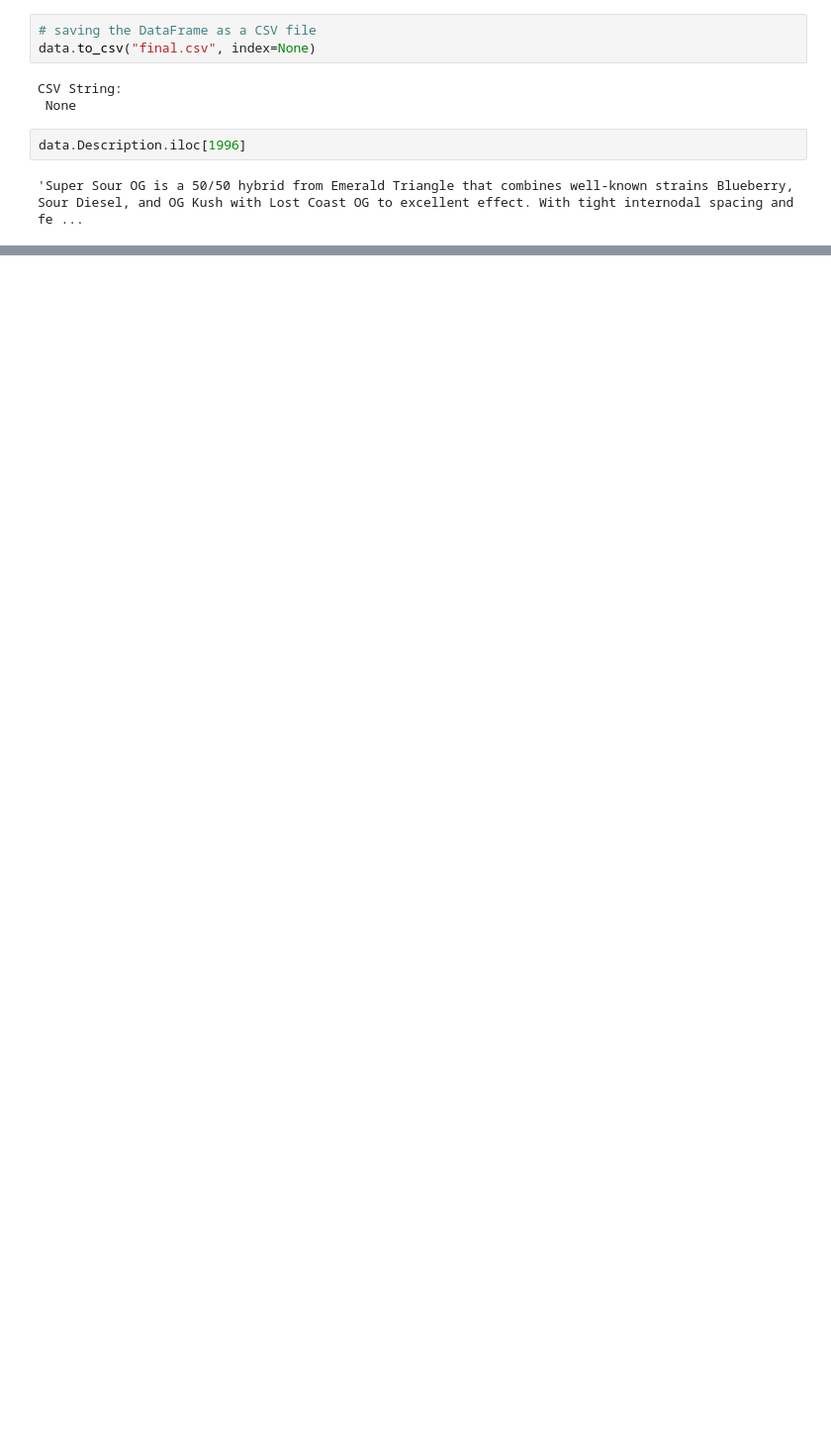
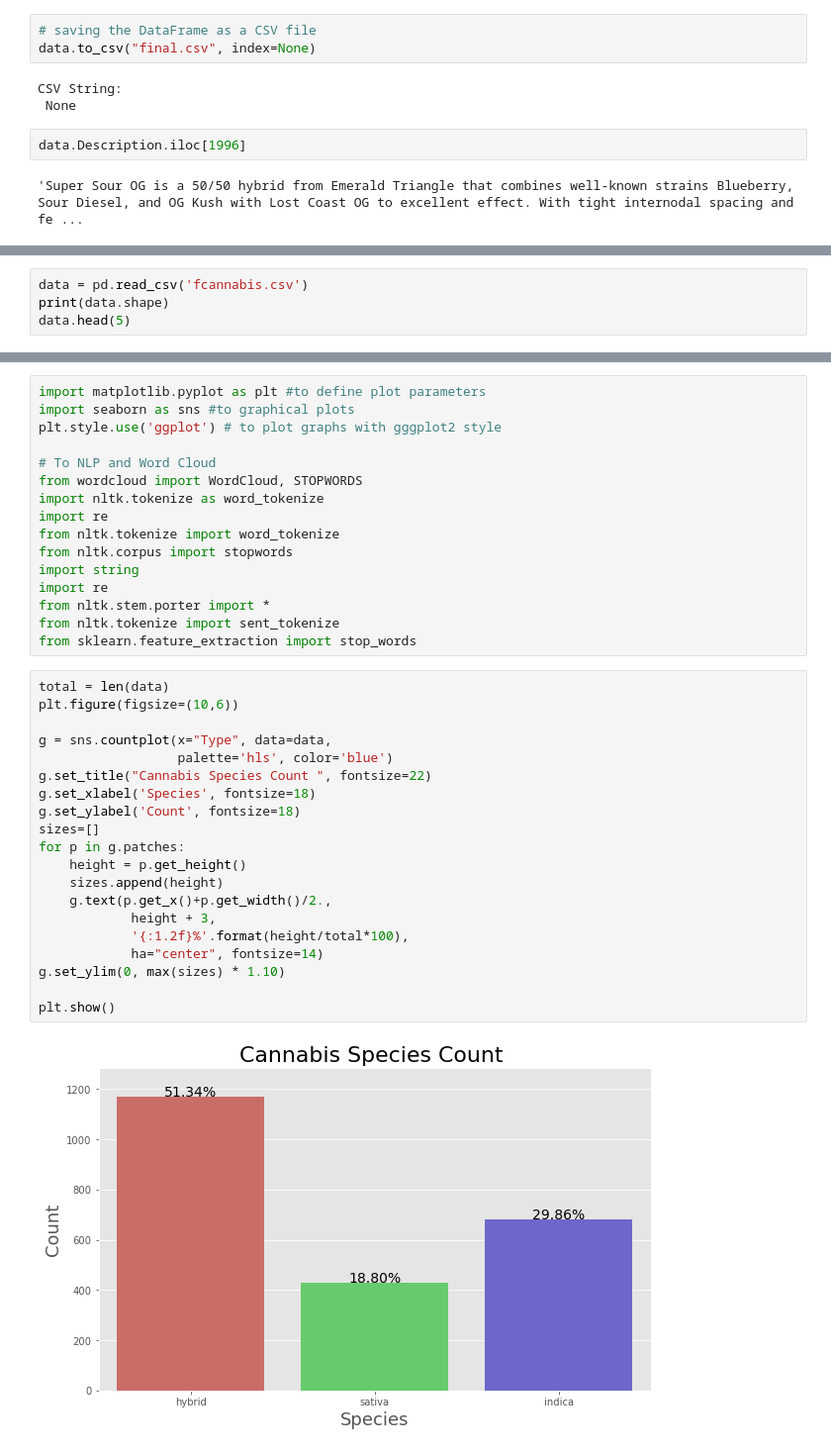
Before and after one commit to Air-BnB-2-BW/data-science, a Jupyter notebook: notebooks/notebook1.ipynb, the cells around one changed output, grey strips where cells are left out. Shown at 99% size. Saved outputs shown, nothing was run; the diff lists cells and outputs as text; blank space fills up the shorter version.

```diff
--- a/notebooks/notebook1.ipynb
+++ b/notebooks/notebook1.ipynb
@@ -282,0 +361,4 @@ data.Description.iloc[1996]
+# %%
+data = pd.read_csv('fcannabis.csv')
+print(data.shape)
+data.head(5)
@@ -282,0 +373,38 @@ data.Description.iloc[1996]
+# %%
+import matplotlib.pyplot as plt #to define plot parameters
+import seaborn as sns #to graphical plots
+plt.style.use('ggplot') # to plot graphs with gggplot2 style
+
+# To NLP and Word Cloud
+from wordcloud import WordCloud, STOPWORDS
+import nltk.tokenize as word_tokenize
+import re
+from nltk.tokenize import word_tokenize
+from nltk.corpus import stopwords
+import string
+import re
+from nltk.stem.porter import *
+from nltk.tokenize import sent_tokenize
+from sklearn.feature_extraction import stop_words
+# %%
+total = len(data)
+plt.figure(figsize=(10,6))
+
+g = sns.countplot(x="Type", data=data,
+                  palette='hls', color='blue')
+g.set_title("Cannabis Species Count ", fontsize=22)
+g.set_xlabel('Species', fontsize=18)
+g.set_ylabel('Count', fontsize=18)
+sizes=[]
+for p in g.patches:
+    height = p.get_height()
+    sizes.append(height)
+    g.text(p.get_x()+p.get_width()/2.,
+            height + 3,
+            '{:1.2f}%'.format(height/total*100),
+            ha="center", fontsize=14)
+g.set_ylim(0, max(sizes) * 1.10)
+
+plt.show()
+# %% [output]
+[figure, added]
```
Also changed, not shown: parts of 58 cells of this notebook, 3 other files.
